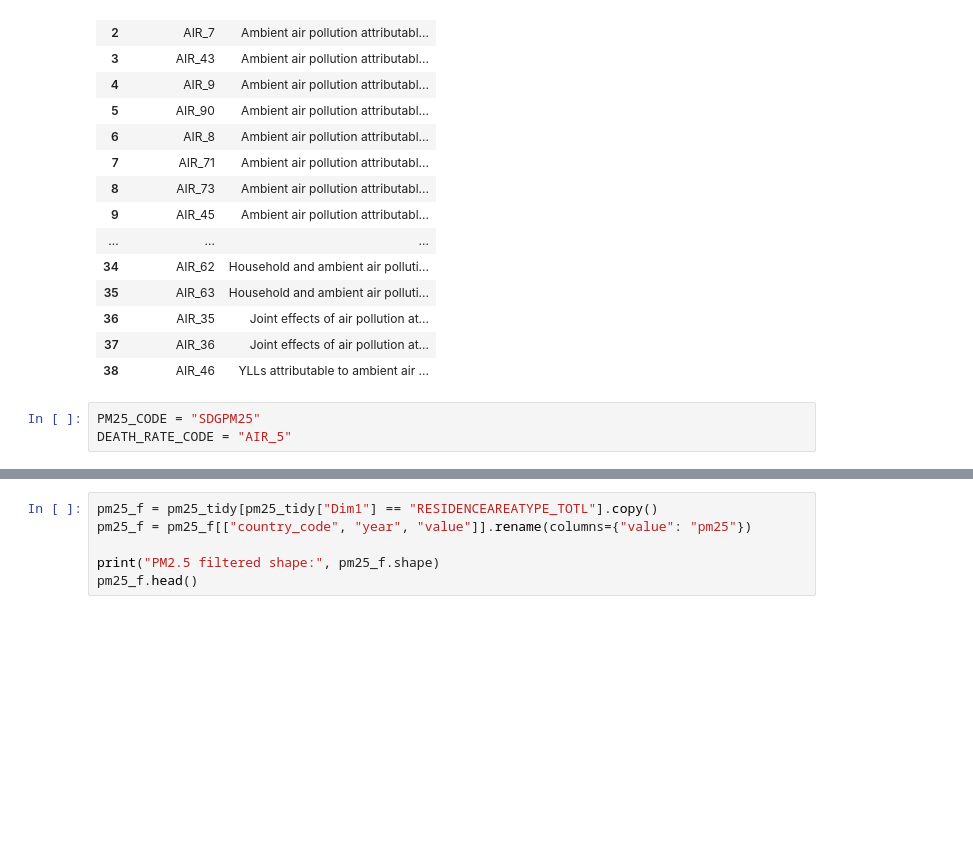
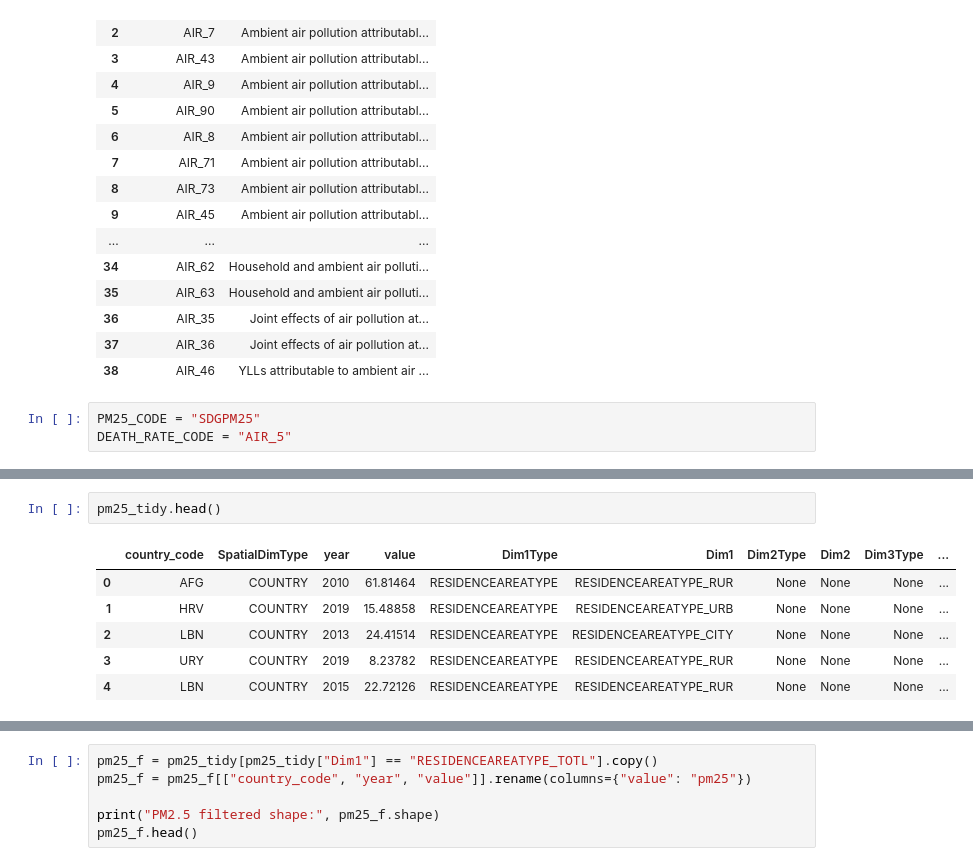
Before and after one commit to xahid007/Air-Pollution, a Jupyter notebook: Notebooks/01_data_collection.ipynb, the cells around one changed output, grey strips where cells are left out. Cells and saved outputs as stored; diff of their text form; blank space fills up the shorter version.

```diff
--- a/Notebooks/01_data_collection.ipynb
+++ b/Notebooks/01_data_collection.ipynb
@@ -204,0 +202,9 @@ Saved: ../data/processed/pm25_tidy.csv ../data/processed/air_pollution_death_rat
+# %%
+pm25_tidy.head()
+# %% [output]
+|  | country_code | SpatialDimType | year | value | Dim1Type | Dim1 | Dim2Type | Dim2 | Dim3Type | ... |
+| 0 | AFG | COUNTRY | 2010 | 61.81464 | RESIDENCEAREATYPE | RESIDENCEAREATYPE_RUR | None | None | None | ... |
+| 1 | HRV | COUNTRY | 2019 | 15.48858 | RESIDENCEAREATYPE | RESIDENCEAREATYPE_URB | None | None | None | ... |
+| 2 | LBN | COUNTRY | 2013 | 24.41514 | RESIDENCEAREATYPE | RESIDENCEAREATYPE_CITY | None | None | None | ... |
+| 3 | URY | COUNTRY | 2019 | 8.23782 | RESIDENCEAREATYPE | RESIDENCEAREATYPE_RUR | None | None | None | ... |
+| 4 | LBN | COUNTRY | 2015 | 22.72126 | RESIDENCEAREATYPE | RESIDENCEAREATYPE_RUR | None | None | None | ... |
```
Also changed, not shown: parts of 21 cells of this notebook, 4 other files.
